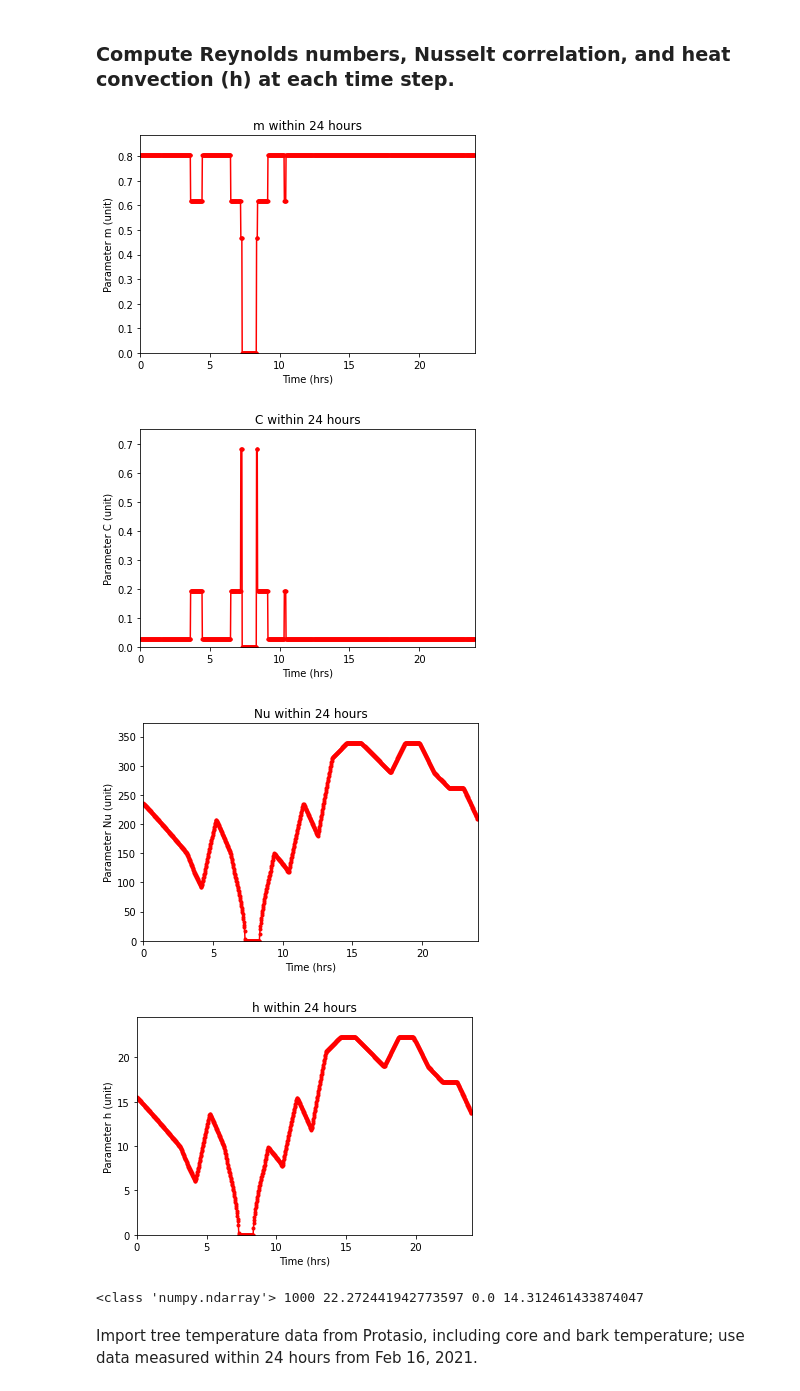
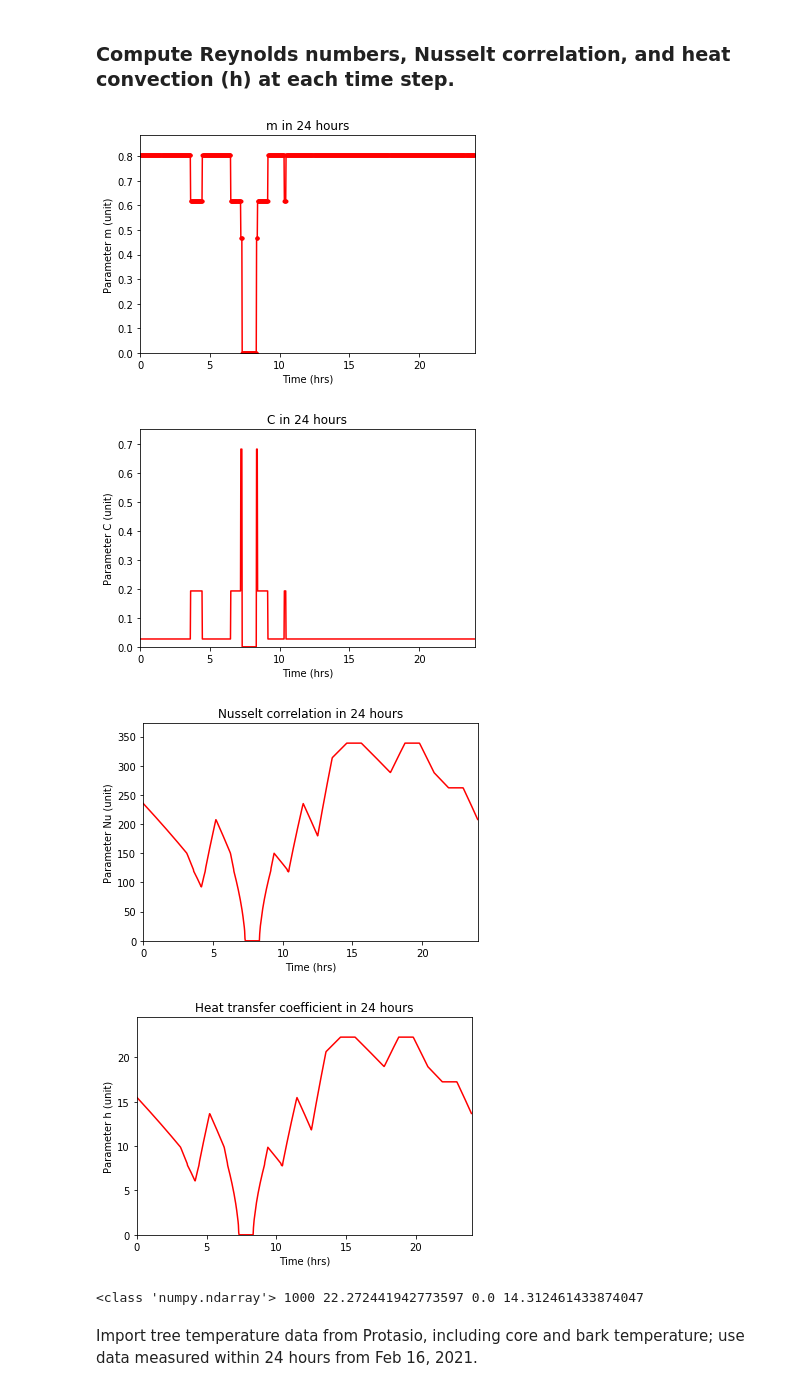
Before and after one commit to yajuna/treeRemote, a Jupyter notebook: notebook/treePower.ipynb, the cells around one changed output. Cells and saved outputs as stored; diff of their text form; code cells hidden in the pictures.

```diff
--- a/notebook/treePower.ipynb
+++ b/notebook/treePower.ipynb
@@ -220,7 +218,7 @@ for j in range(Va.size):
 # print(m.count(0.805))
 
 plt.plot(time, m, '.r-')
-message = f"m within 24 hours"
+message = f"m in 24 hours"
 plt.title(message)
 plt.axis([0, 24, min(m) - min(m) * 0.1, max(m) + max(m) * 0.1])
 plt.xlabel('Time (hrs)')
@@ -228,48 +226,48 @@ plt.ylabel('Parameter m (unit)')
 #plt.savefig('/Users/yajuna/Development/tree/notebook/' + 'm' + '.eps', format='eps', dpi=300,bbox_inches='tight')
 plt.show()
 
-plt.plot(time, C, '.r-')
-message = f"C within 24 hours"
+plt.plot(time, C, 'r-')
+message = f"C in 24 hours"
 plt.title(message)
 plt.axis([0, 24, min(C) - min(C) * 0.1, max(C) + max(C) * 0.1])
 plt.xlabel('Time (hrs)')
 plt.ylabel('Parameter C (unit)')
 #plt.savefig('/Users/yajuna/Development/tree/notebook/' + 'C' + '.eps', format='eps', dpi=300,bbox_inches='tight')
 plt.show()
 
 
 ## Add computation for Nu for h at each time
 
 Nu = C * Re ** m * Pr ** (1/3)
 
-plt.plot(time, Nu, '.r-')
-message = f"Nu within 24 hours"
+plt.plot(time, Nu, 'r-')
+message = f"Nusselt correlation in 24 hours"
 plt.title(message)
 plt.axis([0, 24, Nu.min() - Nu.min() * 0.1, Nu.max() + Nu.max() * 0.1])
 plt.xlabel('Time (hrs)')
 plt.ylabel('Parameter Nu (unit)')
 #plt.savefig('/Users/yajuna/Development/tree/notebook/' + 'Nu' + '.eps', format='eps', dpi=300,bbox_inches='tight')
 plt.show()
 
 # print("size of Nu, max of Nu, min of Nu, and mean of Nu", Nu.size, Nu.max(), Nu.min(), Nu.mean())
 
 h = Nu * ka / (2 * rb)
 
-plt.plot(time, h, '.r-')
-message = f"h within 24 hours"
+plt.plot(time, h, 'r-')
+message = f"Heat transfer coefficient in 24 hours"
 plt.title(message)
 plt.axis([0, 24, h.min() - h.min() * 0.1, h.max() + h.max() * 0.1])
 plt.xlabel('Time (hrs)')
 plt.ylabel('Parameter h (unit)')
 #plt.savefig('/Users/yajuna/Development/tree/notebook/' + 'h' + '.eps', format='eps', dpi=300,bbox_inches='tight')
 plt.show()
 
 print(type(h), h.size, h.max(), h.min(), h.mean())
 # %% [output]
-[figure, old version]
+[figure, new version]
-[figure, old version]
+[figure, new version]
-[figure, old version]
+[figure, new version]
-[figure, old version]
+[figure, new version]
 <class 'numpy.ndarray'> 1000 22.272441942773597 0.0 14.312461433874047
 # %%
 # to run in code: weather_input = weather_input(hyper_parameters["n_t"])
```
Also changed, not shown: parts of 9 cells of this notebook.
